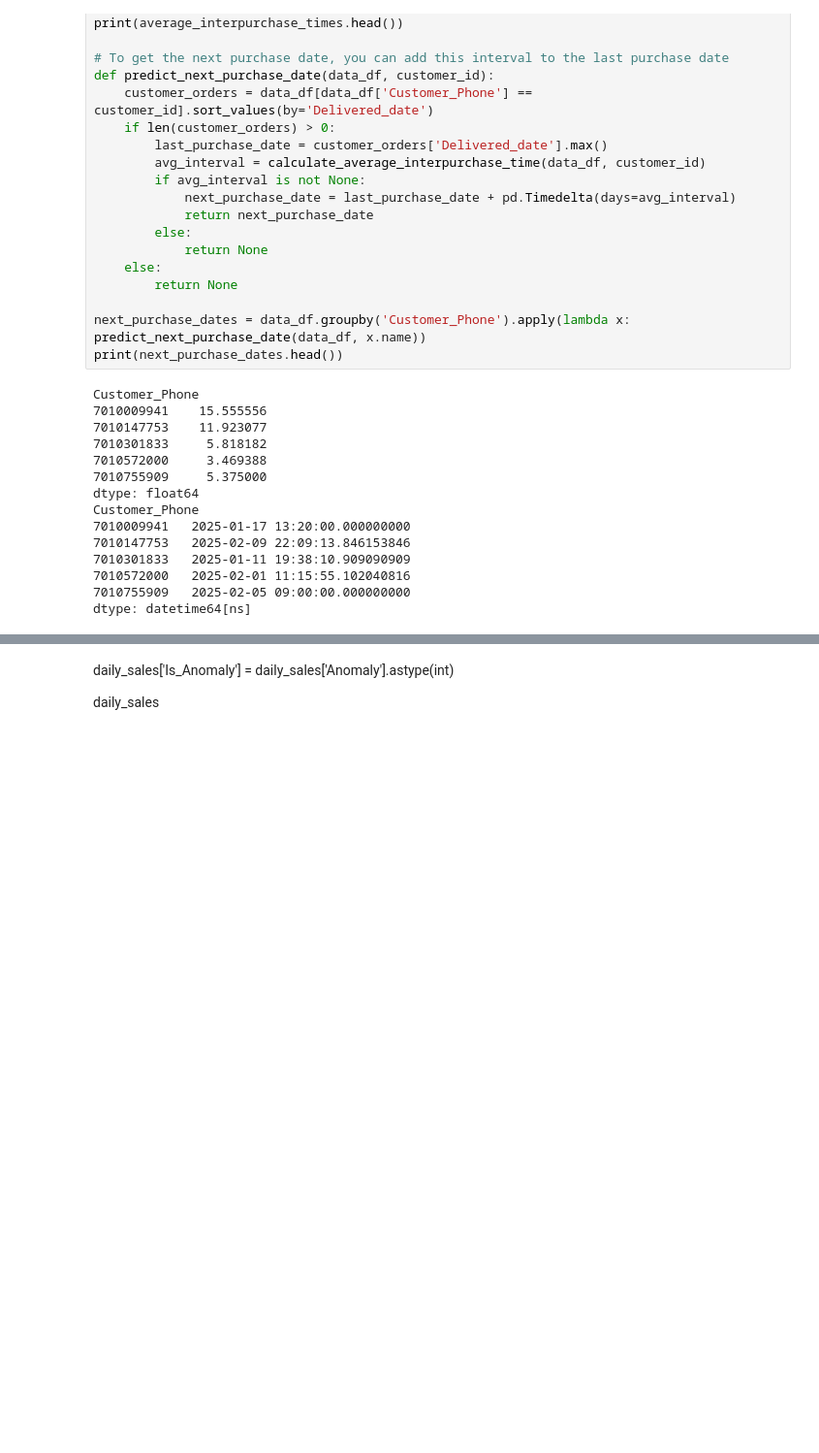
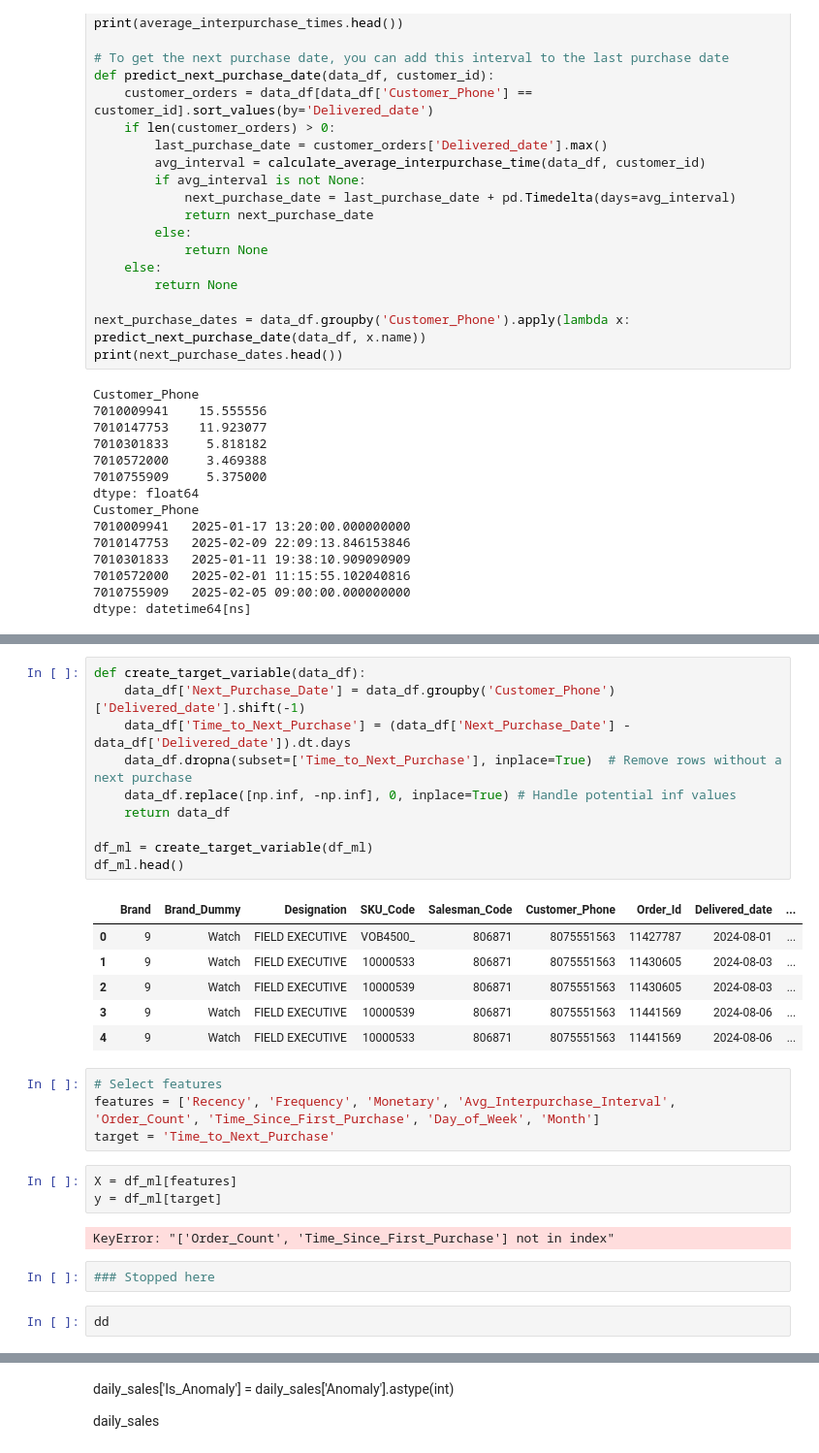
Before and after one commit to boiBASH/Tolaram_Projecct, a Jupyter notebook: from_bheez/new_objs.ipynb, the cells around one changed output, grey strips where cells are left out. Shown at 97% size. Cells and saved outputs as stored; diff of their text form; blank space fills up the shorter version.

```diff
--- a/from_bheez/new_objs.ipynb
+++ b/from_bheez/new_objs.ipynb
@@ -374,0 +397,30 @@ daily_sales.shape
+# %%
+def create_target_variable(data_df):
+    data_df['Next_Purchase_Date'] = data_df.groupby('Customer_Phone')['Delivered_date'].shift(-1)
+    data_df['Time_to_Next_Purchase'] = (data_df['Next_Purchase_Date'] - data_df['Delivered_date']).dt.days
+    data_df.dropna(subset=['Time_to_Next_Purchase'], inplace=True)  # Remove rows without a next purchase
+    data_df.replace([np.inf, -np.inf], 0, inplace=True) # Handle potential inf values
+    return data_df
+
+df_ml = create_target_variable(df_ml)
+df_ml.head()
+# %% [output]
+|  | Brand | Brand_Dummy | Designation | SKU_Code | Salesman_Code | Customer_Phone | Order_Id | Delivered_date | ... |
+| 0 | 9 | Watch | FIELD EXECUTIVE | VOB4500_ | 806871 | 8075551563 | 11427787 | 2024-08-01 | ... |
+| 1 | 9 | Watch | FIELD EXECUTIVE | 10000533 | 806871 | 8075551563 | 11430605 | 2024-08-03 | ... |
+| 2 | 9 | Watch | FIELD EXECUTIVE | 10000539 | 806871 | 8075551563 | 11430605 | 2024-08-03 | ... |
+| 3 | 9 | Watch | FIELD EXECUTIVE | 10000539 | 806871 | 8075551563 | 11441569 | 2024-08-06 | ... |
+| 4 | 9 | Watch | FIELD EXECUTIVE | 10000533 | 806871 | 8075551563 | 11441569 | 2024-08-06 | ... |
+# %%
+# Select features
+features = ['Recency', 'Frequency', 'Monetary', 'Avg_Interpurchase_Interval', 'Order_Count', 'Time_Since_First_Purchase', 'Day_of_Week', 'Month']
+target = 'Time_to_Next_Purchase'
+# %%
+X = df_ml[features]
+y = df_ml[target]
+# %% [output]
+KeyError: "['Order_Count', 'Time_Since_First_Purchase'] not in index"
+# %%
+### Stopped here
+# %%
+dd
```
Also changed, not shown: parts of 20 cells of this notebook.
